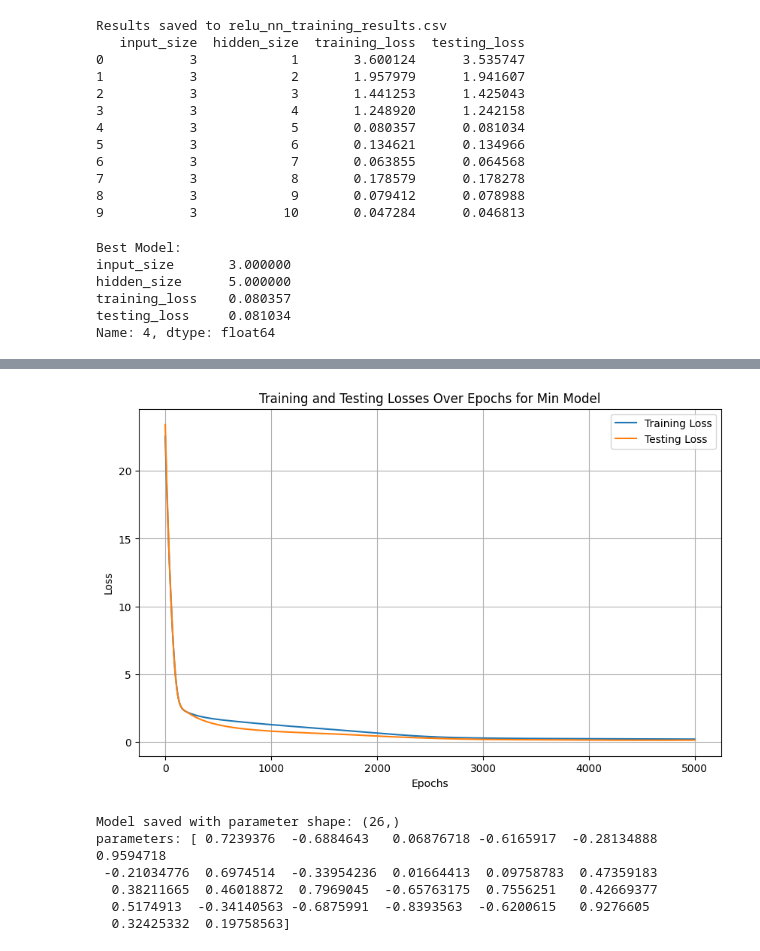
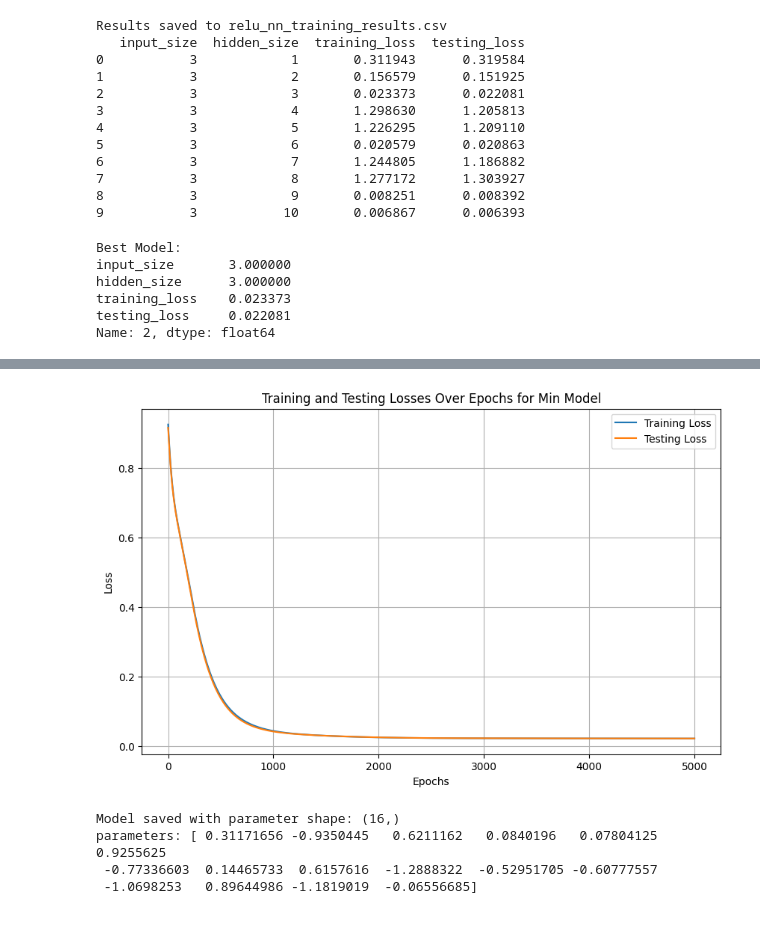
Before and after one commit to Nawsh1337/SWP-Project-RELU, a Jupyter notebook: SWP Project RELU/Final code/Functions/Notebooks/Copy_of_SWP_ReLU_Min.ipynb, the cells around one changed output, grey strips where cells are left out. Drawn from its saved outputs; the diff is of its cells as text; code cells hidden in the pictures; blank space fills up the shorter version.

```diff
--- a/SWP Project RELU/Final code/Functions/Notebooks/Copy_of_SWP_ReLU_Min.ipynb
+++ b/SWP Project RELU/Final code/Functions/Notebooks/Copy_of_SWP_ReLU_Min.ipynb
@@ -12,7 +12,7 @@ class ReLU_MaxNN2(nn.Module):
 
     def forward(self, x):
         hidden_out = self.relu(self.hidden(x))
-        output = self.output(hidden_out)
+        output = self.relu(self.output(hidden_out))
         return output
 # %%
 from sklearn.model_selection import train_test_split
@@ -29,8 +29,8 @@ hidden_sizes = [x+1 for x in range(10)]
 for input_size in input_sizes:
     for hidden_size in hidden_sizes:
 
-        X = torch.rand(num_samples, input_size) * 10  #Random inputs between 0 and 10
-        Y = torch.min(X, dim=1, keepdim=True)[0]  #True min of inputs
+        X = torch.rand(num_samples, input_size) * 20 - 10  #Random inputs between -10 and 10
+        Y = torch.max(torch.tensor(0), torch.min(X, dim=1, keepdim=True)[0])  #True min of inputs or 0 (relu)
 
         #Split into training and testing data
         X_train, X_test, Y_train, Y_test = train_test_split(
@@ -72,22 +72,22 @@ print(results_df)
 # %% [output]
 Results saved to relu_nn_training_results.csv
    input_size  hidden_size  training_loss  testing_loss
-0           3            1       3.600124      3.535747
-1           3            2       1.957979      1.941607
-2           3            3       1.441253      1.425043
-3           3            4       1.248920      1.242158
-4           3            5       0.080357      0.081034
-5           3            6       0.134621      0.134966
-6           3            7       0.063855      0.064568
-7           3            8       0.178579      0.178278
-8           3            9       0.079412      0.078988
-9           3           10       0.047284      0.046813
+0           3            1       0.311943      0.319584
+1           3            2       0.156579      0.151925
+2           3            3       0.023373      0.022081
+3           3            4       1.298630      1.205813
+4           3            5       1.226295      1.209110
+5           3            6       0.020579      0.020863
+6           3            7       1.244805      1.186882
+7           3            8       1.277172      1.303927
+8           3            9       0.008251      0.008392
+9           3           10       0.006867      0.006393
 # %%
 df = pd.read_csv("relu_nn_training_results.csv")
 
 min_loss = df["testing_loss"].min()
 
-epsilon = 0.3  #Allowable margin for loss
+epsilon = 0.05  #Allowable margin for loss
 
 filtered_df = df[df["testing_loss"] <= min_loss + epsilon]
 
@@ -98,10 +98,10 @@ print(best_model)
 # %% [output]
 Best Model:
 input_size       3.000000
-hidden_size      5.000000
-training_loss    0.080357
-testing_loss     0.081034
-Name: 4, dtype: float64
+hidden_size      3.000000
+training_loss    0.023373
+testing_loss     0.022081
+Name: 2, dtype: float64
 # %%
 import matplotlib.pyplot as plt
 
@@ -110,8 +110,8 @@ best_hidden_size = int(best_model_info['hidden_size'])
 print(f"Best model has {best_hidden_size} hidden units with testing loss {best_model_info['testing_loss']:.4f}")
 
 torch.manual_seed(42)
-test_samples = torch.rand(10, 3) * 10
-test_labels = torch.min(test_samples, dim=1, keepdim=True)[0]
+test_samples = torch.rand(20000, 3) * 20 - 10
+test_labels = torch.max(torch.tensor(0), torch.min(test_samples, dim=1, keepdim=True)[0])
 
 input_size = 3
 best_model = ReLU_MaxNN2(input_size, best_hidden_size)
@@ -179,7 +179,5 @@ Mean Absolute Error: 0.3397
-[figure, old version]
+[figure, new version]
 # %%
-torch.save(best_model.state_dict(), 'best_relu_min_model.pth')
-
 import numpy as np
 model_params = np.concatenate([
     param.data.numpy().flatten()
@@ -190,9 +188,7 @@ np.save('model_weights_biases.npy', model_params)
 print("Model saved with parameter shape:", model_params.shape)
 print("parameters:", model_params)
 # %% [output]
-Model saved with parameter shape: (26,)
-parameters: [ 0.7239376  -0.6884643   0.06876718 -0.6165917  -0.28134888  0.9594718
- -0.21034776  0.6974514  -0.33954236  0.01664413  0.09758783  0.47359183
-  0.38211665  0.46018872  0.7969045  -0.65763175  0.7556251   0.42669377
-  0.5174913  -0.34140563 -0.6875991  -0.8393563  -0.6200615   0.9276605
-  0.32425332  0.19758563]
+Model saved with parameter shape: (16,)
+parameters: [ 0.31171656 -0.9350445   0.6211162   0.0840196   0.07804125  0.9255625
+ -0.77336603  0.14465733  0.6157616  -1.2888322  -0.52951705 -0.60777557
+ -1.0698253   0.89644986 -1.1819019  -0.06556685]
```
Also changed, not shown: parts of 1 cell of this notebook, 20 other files.
